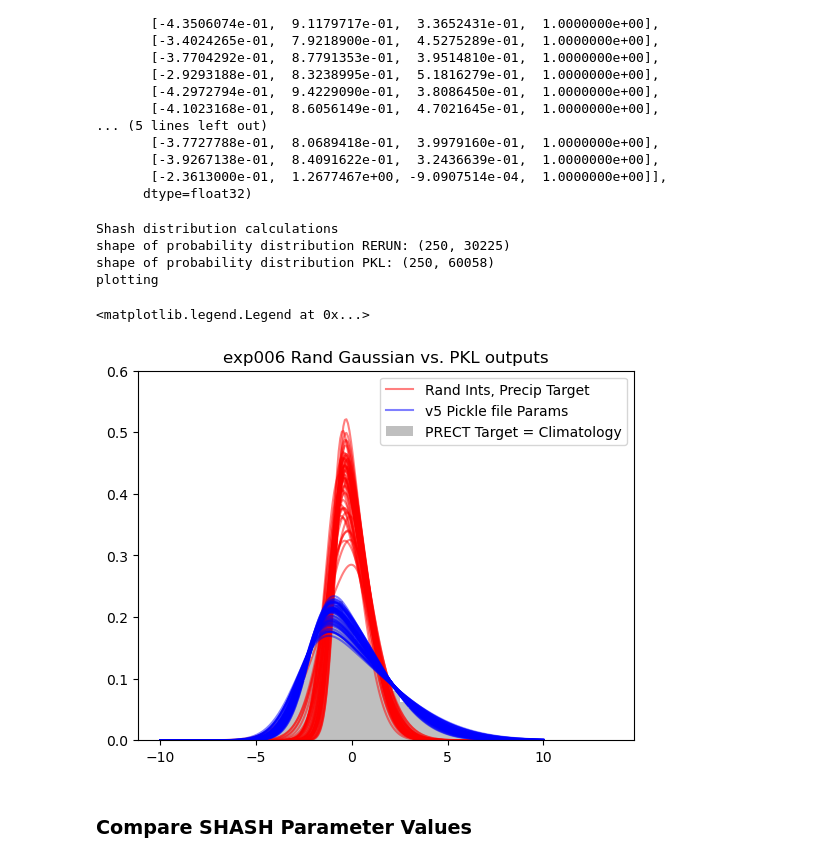
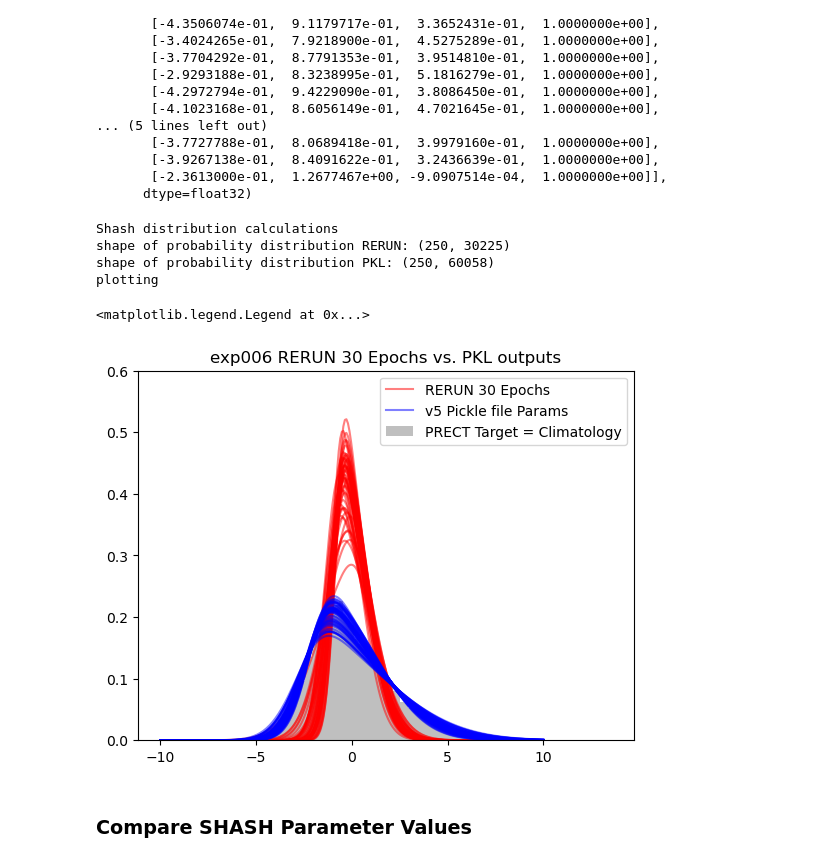
Before and after one commit to Jolan-vP/E3SM, a Jupyter notebook: analysis_006_duplicate.ipynb, the cells around one changed output. Cells and saved outputs as stored; diff of their text form; code cells hidden in the pictures.

```diff
--- a/analysis_006_duplicate.ipynb
+++ b/analysis_006_duplicate.ipynb
@@ -433,36 +433,36 @@ x = np.linspace(-10, 10, 250)
 
 print("Shash distribution calculations")
 dist_RERUN = Shash(output_RERUN)
 p_RERUN = dist_RERUN.prob(x).numpy()
 print(f"shape of probability distribution RERUN: {p_RERUN.shape}")
 
 dist_og = Shash(output_PKL)
 p_pkl = dist_og.prob(x).numpy()
 print(f"shape of probability distribution PKL: {p_pkl.shape}")
 
 # --------------------------------
 
 samples = range(0, 20000, 400)
 
 print("plotting")
 
 plt.figure()
 plt.plot(x, p_RERUN[:, samples], alpha=0.5, color='r')
-plt.plot(x, p_RERUN[:, 5], alpha=0.5, color='r', label = 'Rand Ints, Precip Target')
+plt.plot(x, p_RERUN[:, 5], alpha=0.5, color='r', label = 'RERUN 30 Epochs')
 plt.plot(x, p_pkl[:, samples], alpha=0.5, color='b')
 plt.plot(x, p_pkl[:, 5], alpha=0.5, color='b', label = 'v5 Pickle file Params ')
 plt.hist(test_dat["y"], bins = 100, alpha=0.5, density = True, color='grey', label = 'PRECT Target = Climatology')
 plt.ylim([0, 0.6])
-plt.title('exp006 Rand Gaussian vs. PKL outputs')
+plt.title('exp006 RERUN 30 Epochs vs. PKL outputs')
 
 plt.legend()
 # %% [output]
 Shash distribution calculations
 shape of probability distribution RERUN: (250, 30225)
 shape of probability distribution PKL: (250, 60058)
 plotting
 <matplotlib.legend.Legend at 0x...>
-[figure, old version]
+[figure, new version]
 # %% [markdown]
 ### Compare SHASH Parameter Values
 # %%
```
Also changed, not shown: 2 other files.
